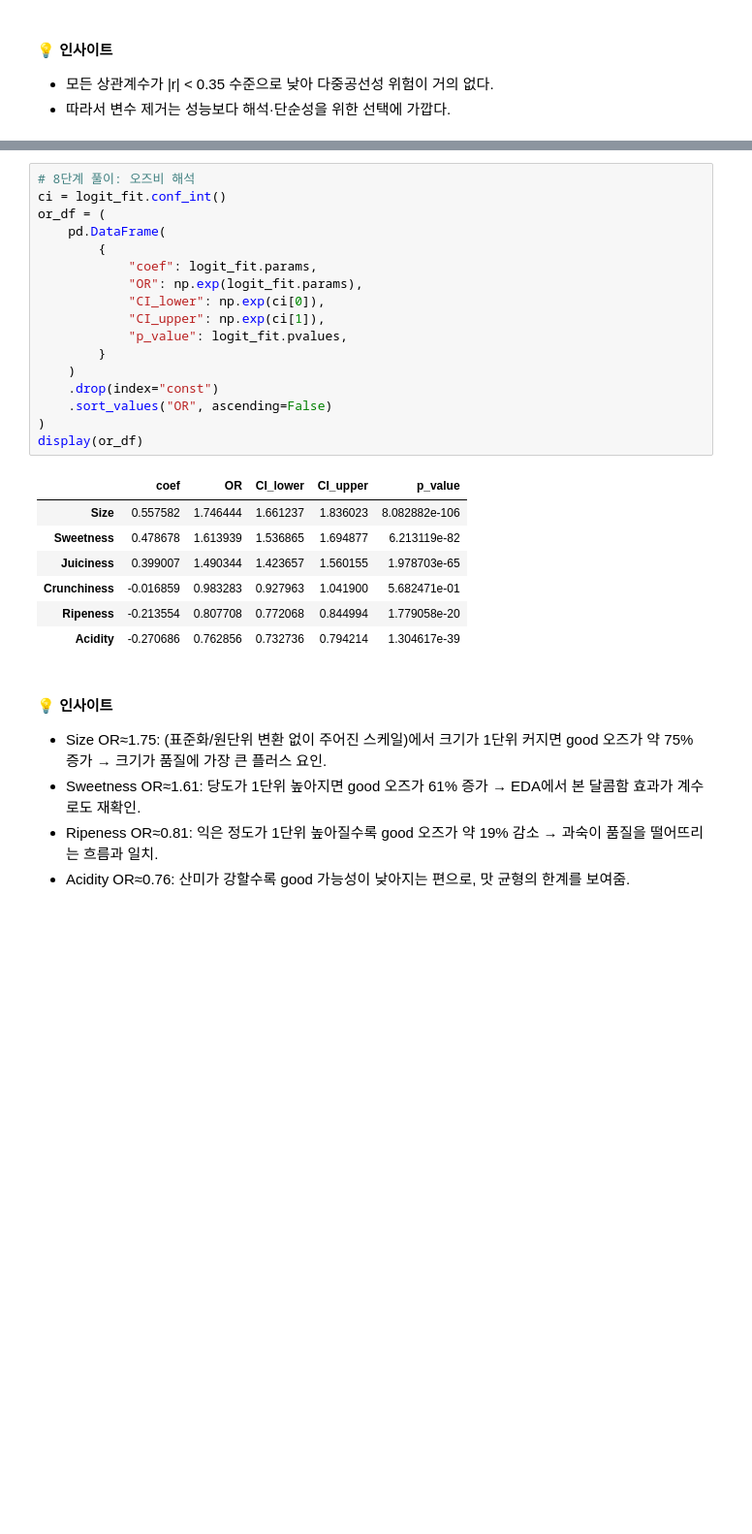
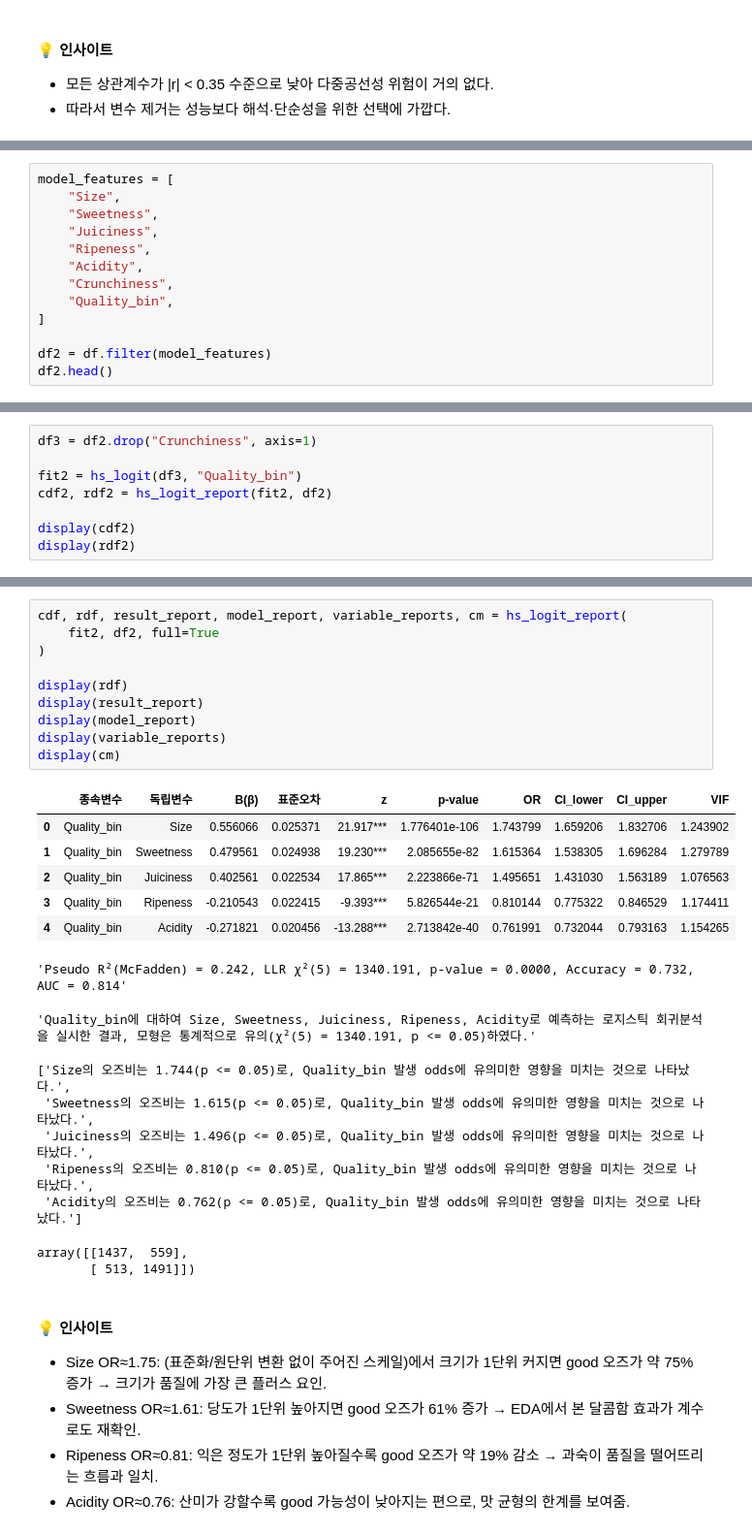
Before and after one commit to leekh4232/hossam-py, a Jupyter notebook: [캡스톤-06] 로지스틱ㅣ사과 품질 분류ㅣ풀이.ipynb, the cells around one changed output, grey strips where cells are left out. Shown at 97% size. Saved outputs shown, nothing was run; the diff lists cells and outputs as text; blank space fills up the shorter version.

```diff
--- a/[캡스톤-06] 로지스틱ㅣ사과 품질 분류ㅣ풀이.ipynb
+++ b/[캡스톤-06] 로지스틱ㅣ사과 품질 분류ㅣ풀이.ipynb
@@ -482,0 +404,13 @@ display(coef_check.sort_values("coef", ascending=False))
+# %%
+model_features = [
+    "Size",
+    "Sweetness",
+    "Juiciness",
+    "Ripeness",
+    "Acidity",
+    "Crunchiness",
+    "Quality_bin",
+]
+
+df2 = df.filter(model_features)
+df2.head()
@@ -482,0 +443,8 @@ display(coef_check.sort_values("coef", ascending=False))
+# %%
+df3 = df2.drop("Crunchiness", axis=1)
+
+fit2 = hs_logit(df3, "Quality_bin")
+cdf2, rdf2 = hs_logit_report(fit2, df2)
+
+display(cdf2)
+display(rdf2)
@@ -495,30 +474,31 @@ display(coef_check.sort_values("coef", ascending=False))
 > 📌 **출제 의도**
 > 이 단계의 목적은 계산이 아니라 **모델이 말하는 내용을 사람의 언어로 바꾸는 연습**이다.
 # %%
-# 8단계 풀이: 오즈비 해석
-ci = logit_fit.conf_int()
-or_df = (
-    pd.DataFrame(
-        {
-            "coef": logit_fit.params,
-            "OR": np.exp(logit_fit.params),
-            "CI_lower": np.exp(ci[0]),
-            "CI_upper": np.exp(ci[1]),
-            "p_value": logit_fit.pvalues,
-        }
-    )
-    .drop(index="const")
-    .sort_values("OR", ascending=False)
+cdf, rdf, result_report, model_report, variable_reports, cm = hs_logit_report(
+    fit2, df2, full=True
 )
-display(or_df)
+
+display(rdf)
+display(result_report)
+display(model_report)
+display(variable_reports)
+display(cm)
 # %% [output]
-|  | coef | OR | CI_lower | CI_upper | p_value |
-| Size | 0.557582 | 1.746444 | 1.661237 | 1.836023 | 8.082882e-106 |
-| Sweetness | 0.478678 | 1.613939 | 1.536865 | 1.694877 | 6.213119e-82 |
-| Juiciness | 0.399007 | 1.490344 | 1.423657 | 1.560155 | 1.978703e-65 |
-| Crunchiness | -0.016859 | 0.983283 | 0.927963 | 1.041900 | 5.682471e-01 |
-| Ripeness | -0.213554 | 0.807708 | 0.772068 | 0.844994 | 1.779058e-20 |
-| Acidity | -0.270686 | 0.762856 | 0.732736 | 0.794214 | 1.304617e-39 |
+|  | 종속변수 | 독립변수 | B(β) | 표준오차 | z | p-value | OR | CI_lower | CI_upper | VIF |
+| 0 | Quality_bin | Size | 0.556066 | 0.025371 | 21.917*** | 1.776401e-106 | 1.743799 | 1.659206 | 1.832706 | 1.243902 |
+| 1 | Quality_bin | Sweetness | 0.479561 | 0.024938 | 19.230*** | 2.085655e-82 | 1.615364 | 1.538305 | 1.696284 | 1.279789 |
+| 2 | Quality_bin | Juiciness | 0.402561 | 0.022534 | 17.865*** | 2.223866e-71 | 1.495651 | 1.431030 | 1.563189 | 1.076563 |
+| 3 | Quality_bin | Ripeness | -0.210543 | 0.022415 | -9.393*** | 5.826544e-21 | 0.810144 | 0.775322 | 0.846529 | 1.174411 |
+| 4 | Quality_bin | Acidity | -0.271821 | 0.020456 | -13.288*** | 2.713842e-40 | 0.761991 | 0.732044 | 0.793163 | 1.154265 |
+'Pseudo R²(McFadden) = 0.242, LLR χ²(5) = 1340.191, p-value = 0.0000, Accuracy = 0.732, AUC = 0.814'
+'Quality_bin에 대하여 Size, Sweetness, Juiciness, Ripeness, Acidity로 예측하는 로지스틱 회귀분석을 실시한 결과, 모형은 통계적으로 유의(χ²(5) = 1340.191, p <= 0.05)하였다.'
+['Size의 오즈비는 1.744(p <= 0.05)로, Quality_bin 발생 odds에 유의미한 영향을 미치는 것으로 나타났다.',
+ 'Sweetness의 오즈비는 1.615(p <= 0.05)로, Quality_bin 발생 odds에 유의미한 영향을 미치는 것으로 나타났다.',
+ 'Juiciness의 오즈비는 1.496(p <= 0.05)로, Quality_bin 발생 odds에 유의미한 영향을 미치는 것으로 나타났다.',
+ 'Ripeness의 오즈비는 0.810(p <= 0.05)로, Quality_bin 발생 odds에 유의미한 영향을 미치는 것으로 나타났다.',
+ 'Acidity의 오즈비는 0.762(p <= 0.05)로, Quality_bin 발생 odds에 유의미한 영향을 미치는 것으로 나타났다.']
+array([[1437,  559],
+       [ 513, 1491]])
 # %% [markdown]
 #### 💡 인사이트
 
```
Also changed, not shown: parts of 29 cells of this notebook, 8 other files.
